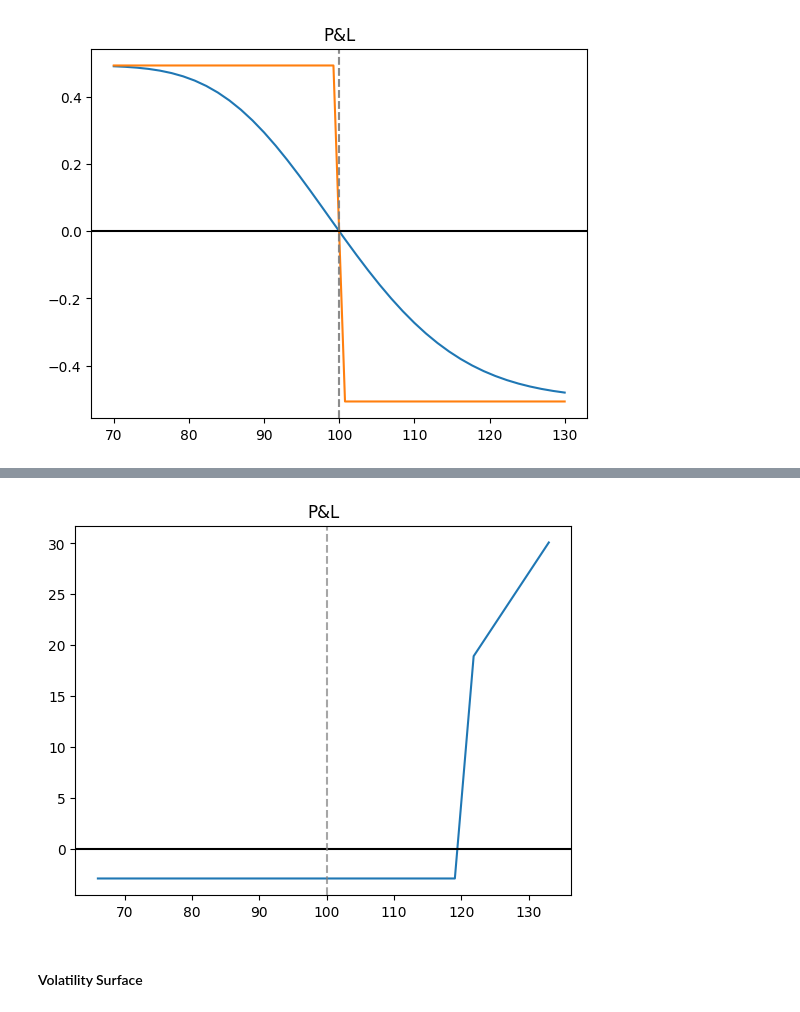
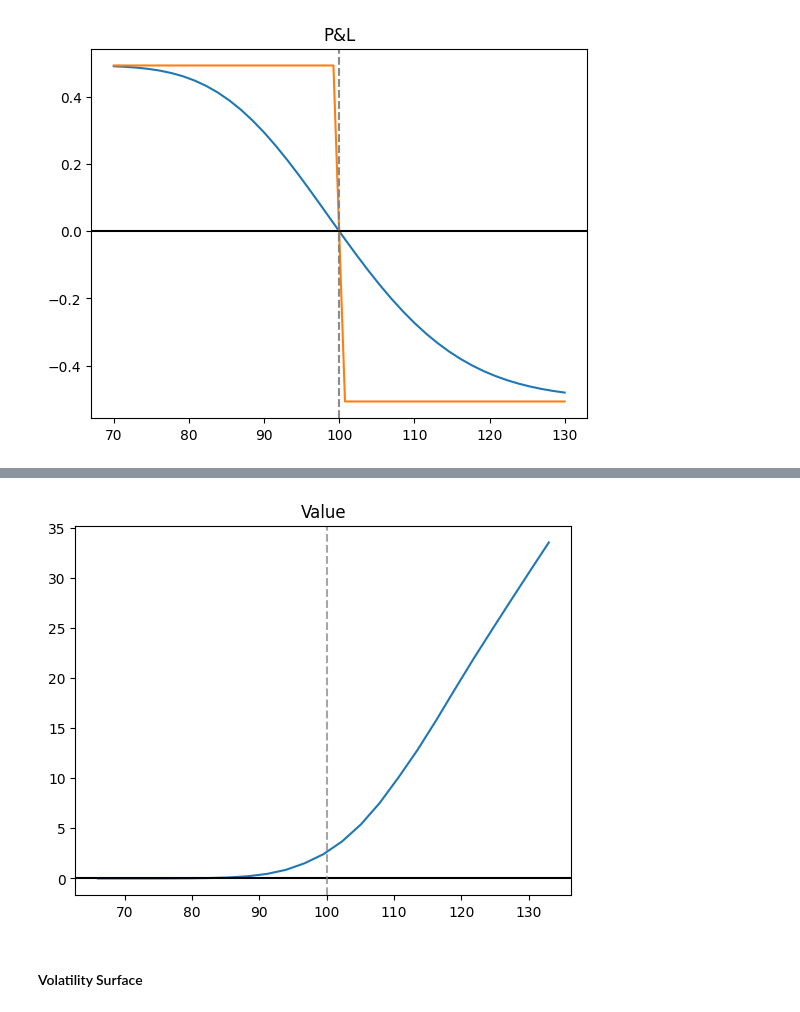
Before and after one commit to lwarner100/derivslib, a Jupyter notebook: examples/example_notebook.ipynb, the cells around one changed output, grey strips where cells are left out. Drawn from its saved outputs; the diff is of its cells as text; code cells hidden in the pictures.

```diff
--- a/examples/example_notebook.ipynb
+++ b/examples/example_notebook.ipynb
@@ -171,7 +171,7 @@ barrier.summary()
 # %%
-barrier.plot('pnl')
+barrier.plot('value')
 # %% [output]
-[figure, old version]
+[figure, new version]
 # %% [markdown]
 #### Volatility Surface
 # %%
```
Also changed, not shown: parts of 4 cells of this notebook, 2 other files.
